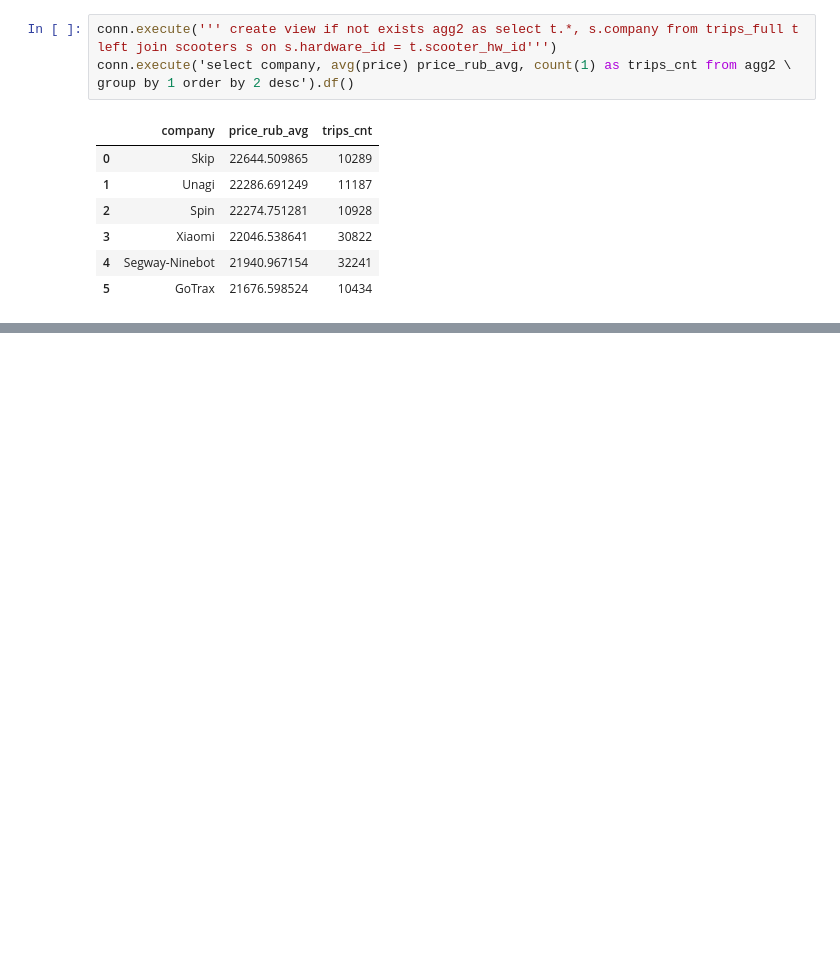
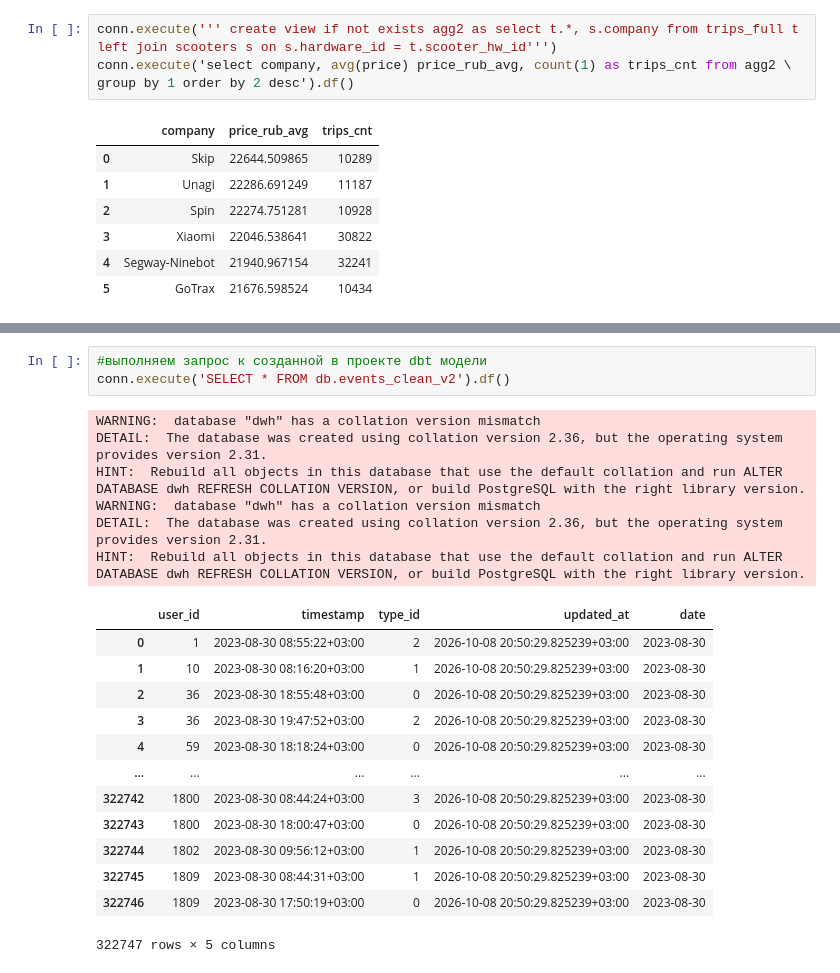
Before and after one commit to neworderby/modern_data_stack_lab, a Jupyter notebook: duckdb/duckdb.ipynb, the cells around one changed output, grey strips where cells are left out. Drawn from its saved outputs; the diff is of its cells as text; blank space fills up the shorter version.

```diff
--- a/duckdb/duckdb.ipynb
+++ b/duckdb/duckdb.ipynb
@@ -187,0 +276,23 @@ group by 1 order by 2 desc').df()
+# %%
+#выполняем запрос к созданной в проекте dbt модели
+conn.execute('SELECT * FROM db.events_clean_v2').df()
+# %% [output]
+WARNING:  database "dwh" has a collation version mismatch
+DETAIL:  The database was created using collation version 2.36, but the operating system provides version 2.31.
+HINT:  Rebuild all objects in this database that use the default collation and run ALTER DATABASE dwh REFRESH COLLATION VERSION, or build PostgreSQL with the right library version.
+WARNING:  database "dwh" has a collation version mismatch
+DETAIL:  The database was created using collation version 2.36, but the operating system provides version 2.31.
+HINT:  Rebuild all objects in this database that use the default collation and run ALTER DATABASE dwh REFRESH COLLATION VERSION, or build PostgreSQL with the right library version.
+|  | user_id | timestamp | type_id | updated_at | date |
+| 0 | 1 | 2023-08-30 08:55:22+03:00 | 2 | 2026-10-08 20:50:29.825239+03:00 | 2023-08-30 |
+| 1 | 10 | 2023-08-30 08:16:20+03:00 | 1 | 2026-10-08 20:50:29.825239+03:00 | 2023-08-30 |
+| 2 | 36 | 2023-08-30 18:55:48+03:00 | 0 | 2026-10-08 20:50:29.825239+03:00 | 2023-08-30 |
+| 3 | 36 | 2023-08-30 19:47:52+03:00 | 2 | 2026-10-08 20:50:29.825239+03:00 | 2023-08-30 |
+| 4 | 59 | 2023-08-30 18:18:24+03:00 | 0 | 2026-10-08 20:50:29.825239+03:00 | 2023-08-30 |
+| ... | ... | ... | ... | ... | ... |
+| 322742 | 1800 | 2023-08-30 08:44:24+03:00 | 3 | 2026-10-08 20:50:29.825239+03:00 | 2023-08-30 |
+| 322743 | 1800 | 2023-08-30 18:00:47+03:00 | 0 | 2026-10-08 20:50:29.825239+03:00 | 2023-08-30 |
+| 322744 | 1802 | 2023-08-30 09:56:12+03:00 | 1 | 2026-10-08 20:50:29.825239+03:00 | 2023-08-30 |
+| 322745 | 1809 | 2023-08-30 08:44:31+03:00 | 1 | 2026-10-08 20:50:29.825239+03:00 | 2023-08-30 |
+| 322746 | 1809 | 2023-08-30 17:50:19+03:00 | 0 | 2026-10-08 20:50:29.825239+03:00 | 2023-08-30 |
+322747 rows × 5 columns
```
Also changed, not shown: parts of 12 cells of this notebook, 1 other file.
